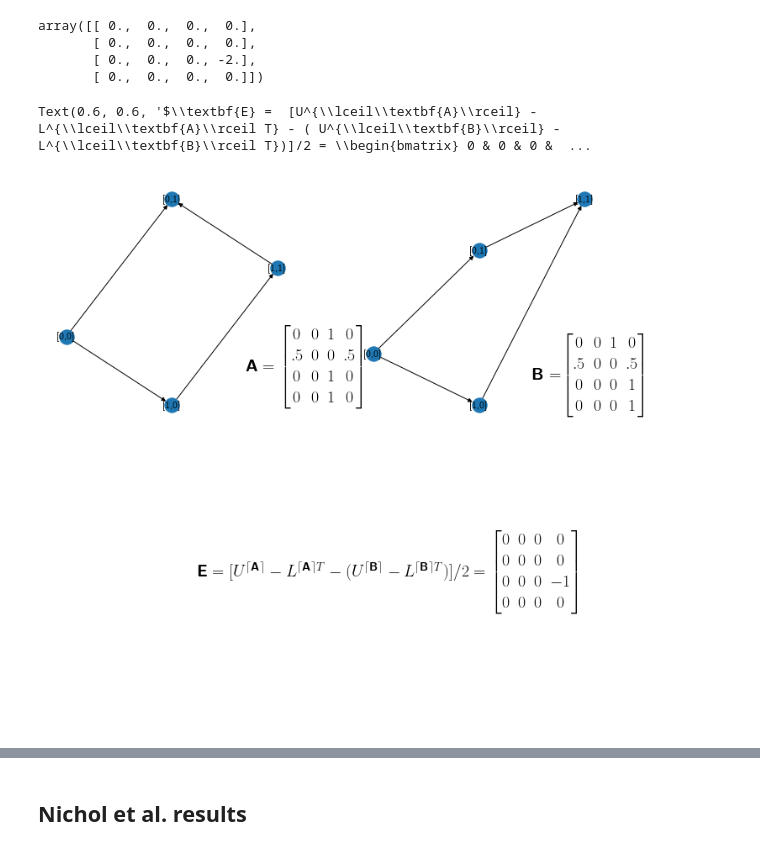
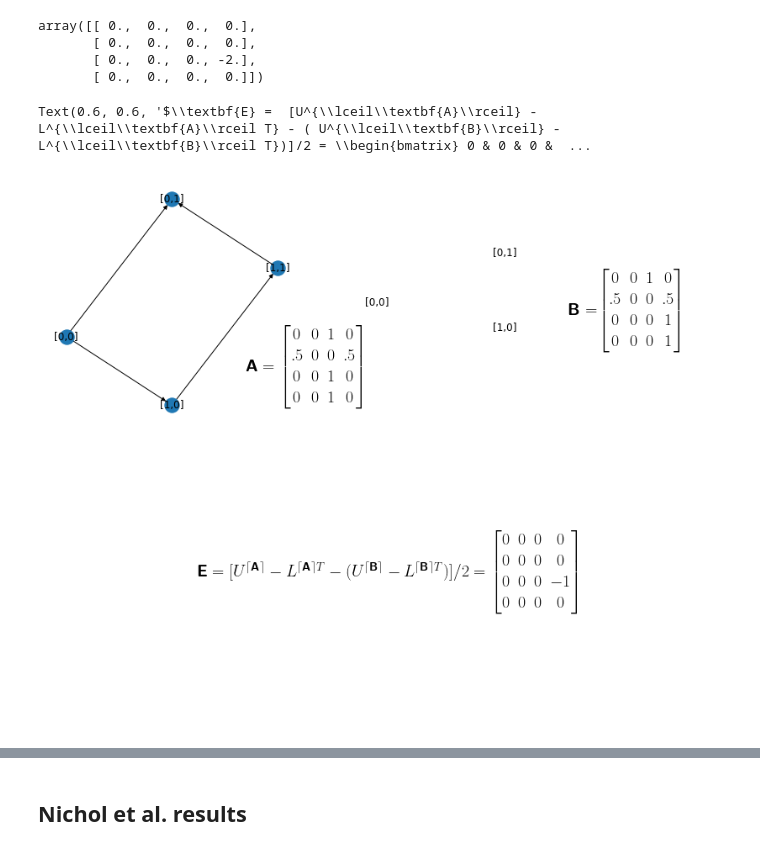
Before and after one commit to nkrishnan94/edgeflips, a Jupyter notebook: edgeflips.ipynb, the cells around one changed output, grey strips where cells are left out. Saved outputs shown, nothing was run; the diff lists cells and outputs as text; code cells hidden in the pictures.

```diff
--- a/edgeflips.ipynb
+++ b/edgeflips.ipynb
@@ -80,32 +80,32 @@ g1.add_edge(4,2)
 
 pos1= {(1):np.array([0,.5]),(2):np.array([.5,.7]),(3):np.array([.5,.4]),(4):np.array([1,.6])}
 labe= {(1):'[0,0]',(2):'[0,1]',(3):'[1,0]',(4):'[1,1]'}
 nx.draw(g1,with_labels=True,pos=pos1,ax=axs[0,0],labels=labe)
 
 g2 = nx.DiGraph()
 g1.add_nodes_from([1,2,3,4])
 g1.add_edge(1,2)
 g1.add_edge(1,3)
 g1.add_edge(2,4)
 g1.add_edge(3,4)
 pos2= {(1):np.array([.1,.5]),(2):np.array([.6,.7]),(3):np.array([.6,.4]),(4):np.array([1.1,.8])}
 G2 = nx.hypercube_graph(2)
-nx.draw(g,labels=labe,pos=pos2,ax=axs[0,1])
+nx.draw(g2,labels=labe,pos=pos2,ax=axs[0,1])
 
 
 mpl.rcParams['font.size'] = 20
 mpl.rcParams['text.usetex'] = True
 mpl.rcParams['text.latex.preamble'] = r'\usepackage{{amsmath}}'
 
 
 
 axs[0,0].text(0.85, .45, r'$\textbf{A} = \begin{bmatrix} 0 & 0 & 1 & 0 \\ .5 & 0 & 0  & .5 \\ 0 & 0 & 1 & 0 \\ 0 & 0 & 1 & 0  \end{bmatrix}$')
 axs[0,1].text(0.85, .45, r'\textbf{B} =$\begin{bmatrix} 0 & 0 & 1 & 0 \\ .5 & 0 & 0  & .5 \\ 0 & 0 & 0 & 1 \\ 0 & 0 & 0 & 1  \end{bmatrix}$')
 
 axs[1,0].axis(False)
 
 axs[1,1].axis(False)
 axs[1,0].text(0.6, .6, r'$\textbf{E} =  [U^{\lceil\textbf{A}\rceil} - L^{\lceil\textbf{A}\rceil T} - ( U^{\lceil\textbf{B}\rceil} - L^{\lceil\textbf{B}\rceil T})]/2 = \begin{bmatrix} 0 & 0 & 0 & 0 \\ 0 & 0 & 0  & 0 \\ 0 & 0 & 0 & -1 \\ 0 & 0 & 0 & 0  \end{bmatrix}$')
 # %% [output]
 Text(0.6, 0.6, '$\\textbf{E} =  [U^{\\lceil\\textbf{A}\\rceil} - L^{\\lceil\\textbf{A}\\rceil T} - ( U^{\\lceil\\textbf{B}\\rceil} - L^{\\lceil\\textbf{B}\\rceil T})]/2 = \\begin{bmatrix} 0 & 0 & 0 &  ...
-[figure, old version]
+[figure, new version]
```
Also changed, not shown: parts of 15 cells of this notebook, 2 other files.
